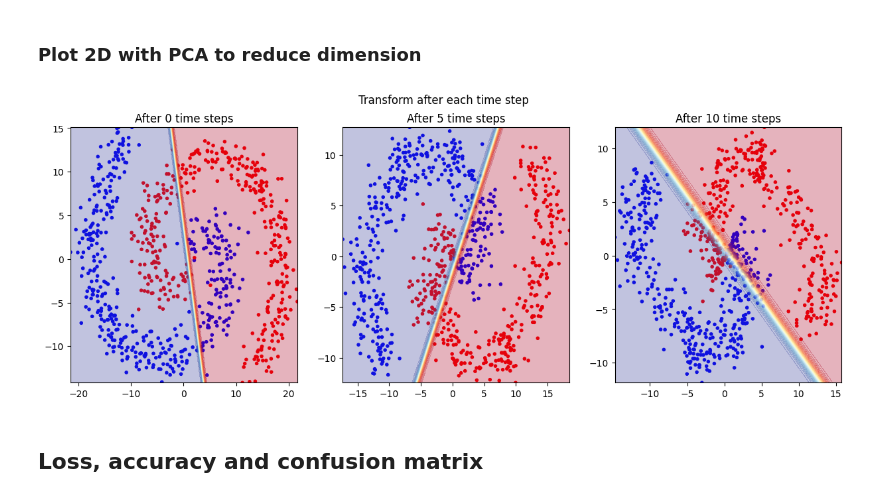
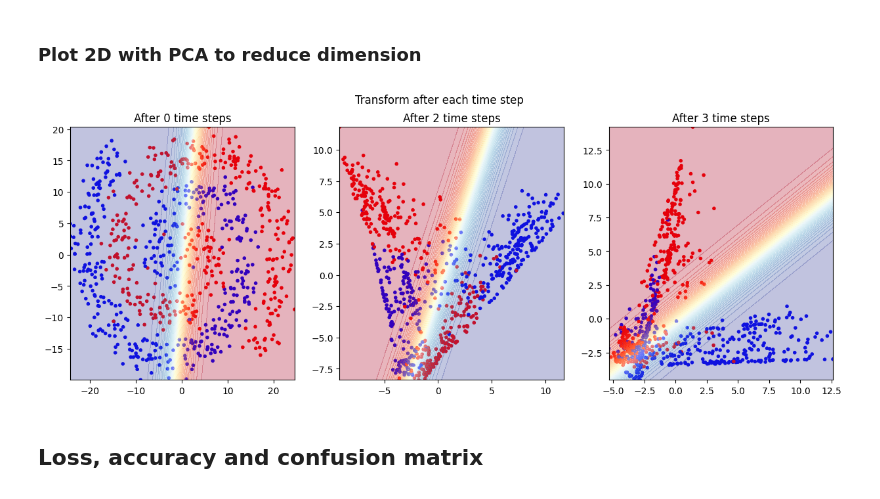
Before and after one commit to martinedyring/MA8404, a Jupyter notebook: ODESolver (project)/neural_ode.ipynb, the cells around one changed output. Drawn from its saved outputs; the diff is of its cells as text; code cells hidden in the pictures.

```diff
--- a/ODESolver (project)/neural_ode.ipynb
+++ b/ODESolver (project)/neural_ode.ipynb
@@ -187,12 +207,10 @@ class NeuralODE(nn.Module):
             variant=variant, sigma=self.sigma, m=hidden_dim, p=hidden_internal_dim
         )  # y'
 
-        self.classifier = nn.Sequential(
-            nn.Linear(in_features=hidden_dim, out_features=output_dim)
-        )
+        self.classifier = nn.Linear(in_features=hidden_dim, out_features=output_dim)
 
         # logits to prob
-        self.logits_to_prob = nn.Sequential(nn.Sigmoid())
+        self.logits_to_prob = nn.Sigmoid()
 
     def forward(self, x):
         # track transformation of the data
@@ -418,0 +275,26 @@ Reduced dim (x_trans_reduced, y_trans_reduced)
+# %%
+model_kwargs = {
+    "ModelODE": NeuralODE,
+    "model_lossfn": model_lossfn,
+    "model_optimizer": model_optimizer,
+    "input_dim": input_dim,
+    "hidden_dim": hidden_dim,
+    "hidden_internal_dim": hidden_internal_dim,
+    "output_dim": output_dim,
+    "num_hidden_layers": num_hidden_layers,
+    "variant": variant,
+    "method": method,
+}
+
+data_kwargs = {
+    "train_dataloader": train_dataloader,
+    "test_dataloader": test_dataloader,
+    "X_train": X_train,
+    "y_train": y_train,
+    "X_test": X_test,
+    "y_test": y_test,
+}
+# %%
+model_object_dict = utilities.run_model(
+    activation_functions=activation_functions, **model_kwargs, **data_kwargs
+)
@@ -419,7 +320,7 @@ Reduced dim (x_trans_reduced, y_trans_reduced)
 # %% [markdown]
 ## Plot transformation of X points through time stepping
 # %%
-plot_model = model_object_dict["Sigmoid"]
+plot_model = model_object_dict["ReLU"]
 # %% [markdown]
 ### 3D plot for each time step (works well for hidden dim = 3)
 # %%
@@ -434,12 +335,12 @@ utilities.plot_transformation_3d(
 # %%
 utilities.plot_transformation_2d(
     x_transformed_reduced=plot_model.x_transformed_reduced,
     color_transformed_reduced=plot_model.color_transformed_reduced,
     show_decision_boundary=True,
-    model=model,
+    model=plot_model,
 )
 # %% [output]
-[figure, old version]
+[figure, new version]
 # %% [markdown]
 ## Loss, accuracy and confusion matrix
 # %%
```
Also changed, not shown: parts of 10 cells of this notebook, 2 other files.
